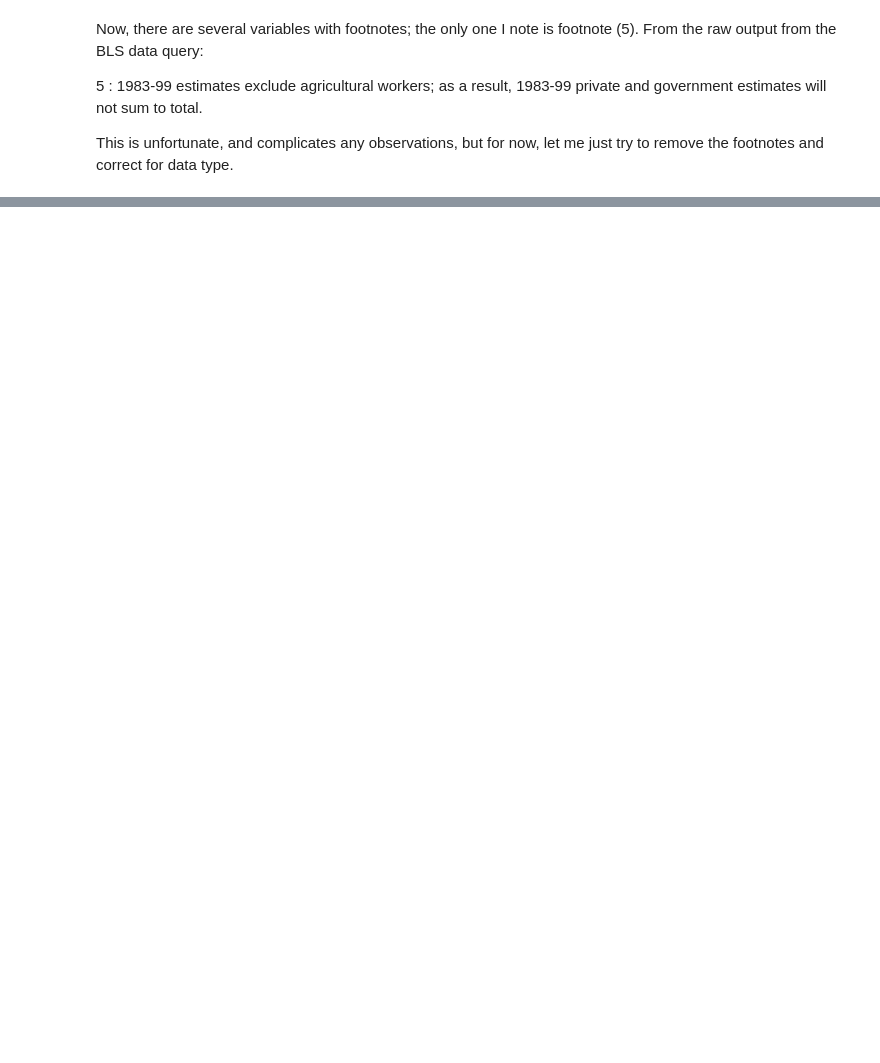
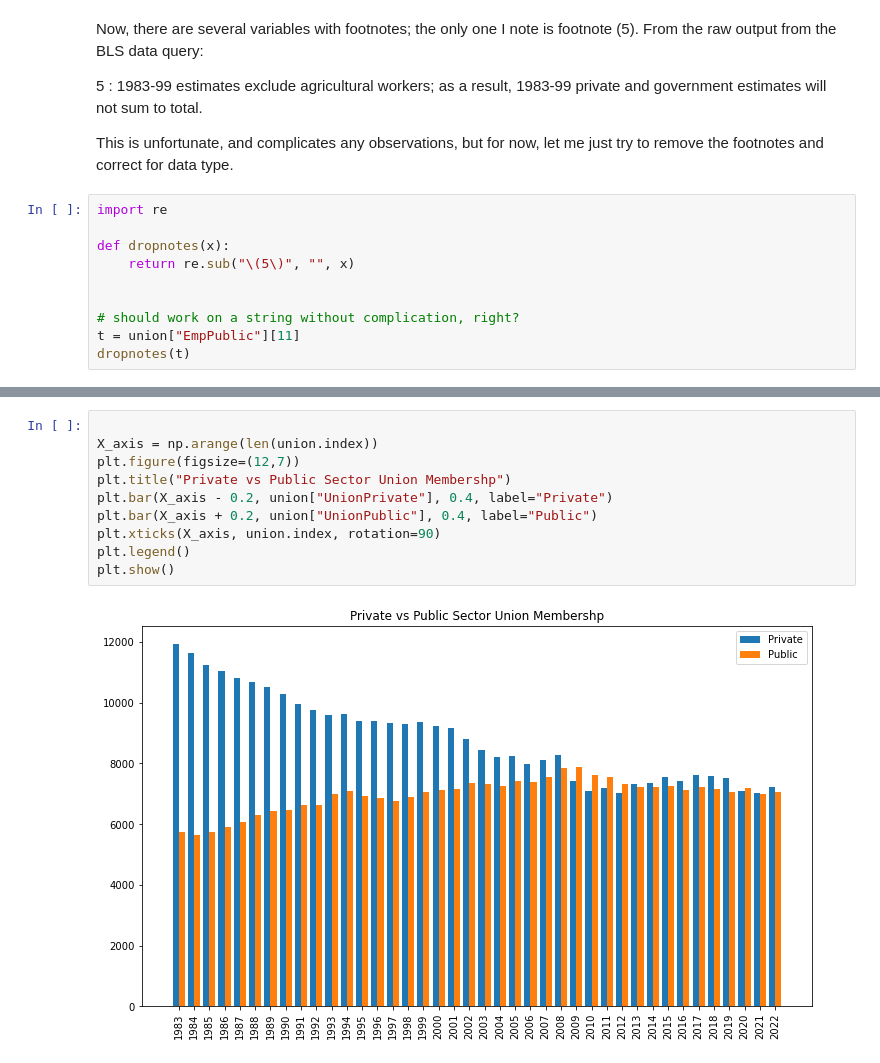
Before and after one commit to skizlik/labor-study, a Jupyter notebook: data story 1 - labor stoppages.ipynb, the cells around one changed output, grey strips where cells are left out. Saved outputs shown, nothing was run; the diff lists cells and outputs as text; blank space fills up the shorter version.

```diff
--- a/data story 1 - labor stoppages.ipynb
+++ b/data story 1 - labor stoppages.ipynb
@@ -223,3 +229,13 @@ Now, there are several variables with footnotes; the only one I note is footnote
 5 : 1983-99 estimates exclude agricultural workers; as a result, 1983-99 private and government estimates will not sum to total.
 
 This is unfortunate, and complicates any observations, but for now, let me just try to remove the footnotes and correct for data type.
+# %%
+import re
+
+def dropnotes(x):
+    return re.sub("\(5\)", "", x)
+
+
+# should work on a string without complication, right?
+t = union["EmpPublic"][11]
+dropnotes(t)
@@ -225,0 +449,12 @@ This is unfortunate, and complicates any observations, but for now, let me just
+# %%
+
+X_axis = np.arange(len(union.index))
+plt.figure(figsize=(12,7))
+plt.title("Private vs Public Sector Union Membershp")
+plt.bar(X_axis - 0.2, union["UnionPrivate"], 0.4, label="Private")
+plt.bar(X_axis + 0.2, union["UnionPublic"], 0.4, label="Public")
+plt.xticks(X_axis, union.index, rotation=90)
+plt.legend()
+plt.show()
+# %% [output]
+[figure, added]
```
Also changed, not shown: parts of 33 cells of this notebook.
